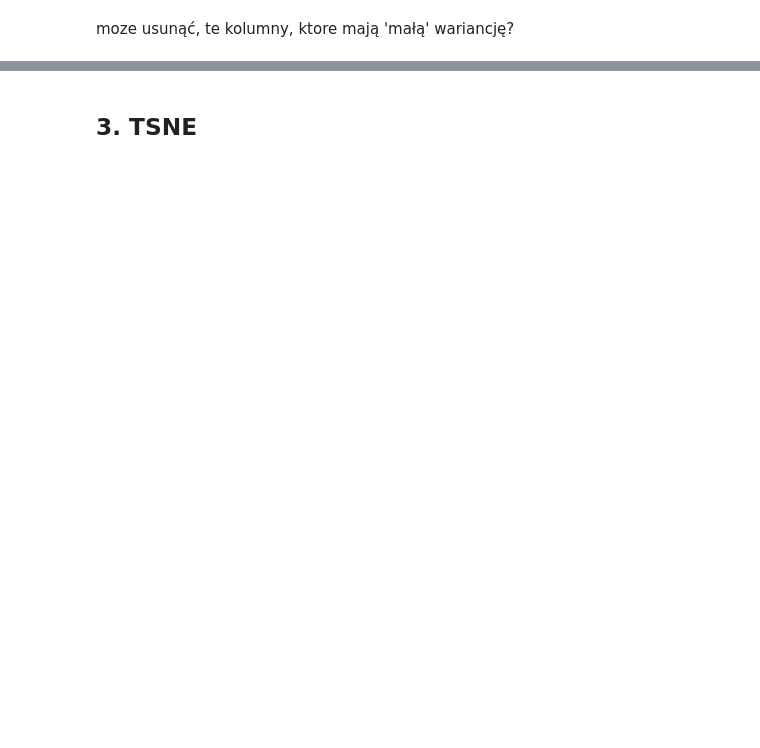
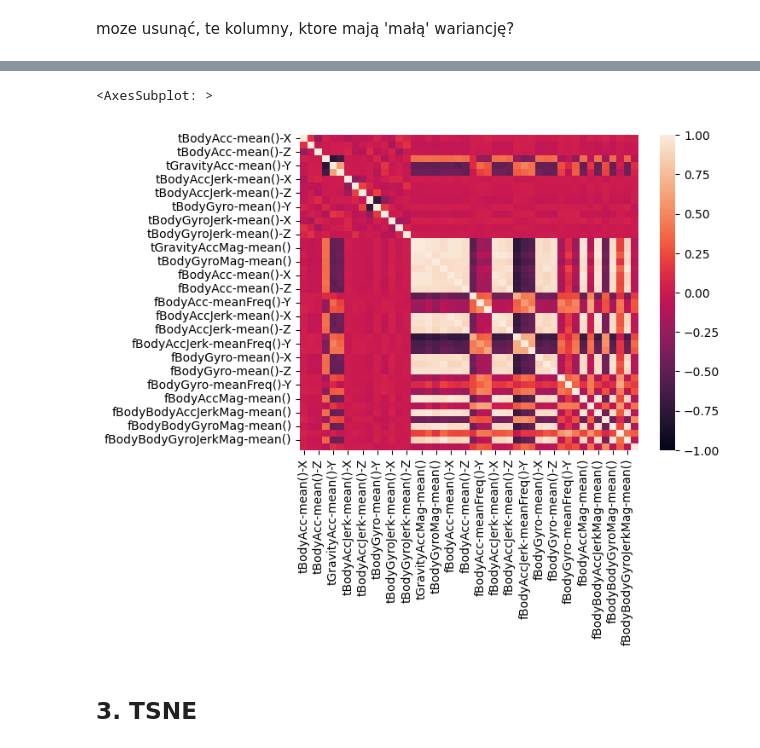
Before and after one commit to DeptuchMateusz/Human-activity-recognition-using-smartphones-clustering, a Jupyter notebook: EDA/EDA.ipynb, the cells around one changed output, grey strips where cells are left out. Drawn from its saved outputs; the diff is of its cells as text; code cells hidden in the pictures; blank space fills up the shorter version.

```diff
--- a/EDA/EDA.ipynb
+++ b/EDA/EDA.ipynb
@@ -91,0 +98,12 @@ fBodyGyro-bandsEnergy()-33,48.2 variance: 0.004625881880633915
+# %%
+atributes = set()
+static_methods = set()
+for col in data.columns:
+    atributes.add(col.split("-")[0])
+    try:
+        static_methods.add(col.split("-")[1])
+    except IndexError:
+        continue
+
+for atr in atributes:
+    print(atr + "\n")
@@ -91,0 +151,3 @@ fBodyGyro-bandsEnergy()-33,48.2 variance: 0.004625881880633915
+# %%
+stat = 'mean'
+stat_cols = [col for col in data.columns if stat in col]
@@ -92,3 +175,8 @@ fBodyGyro-bandsEnergy()-33,48.2 variance: 0.004625881880633915
+# %%
+sns.heatmap(data[stat_cols].corr(), vmin=-1, vmax=1)
+# %% [output]
+<AxesSubplot: >
+[figure, added]
 # %% [markdown]
 ## 3. TSNE
 # %%
```
Also changed, not shown: parts of 10 cells of this notebook.
